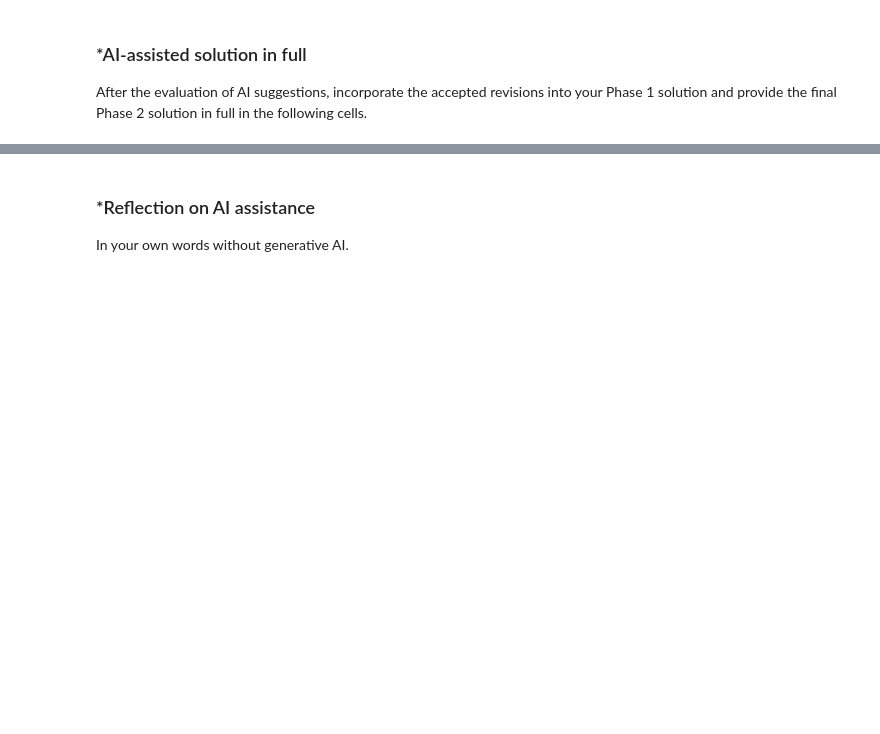
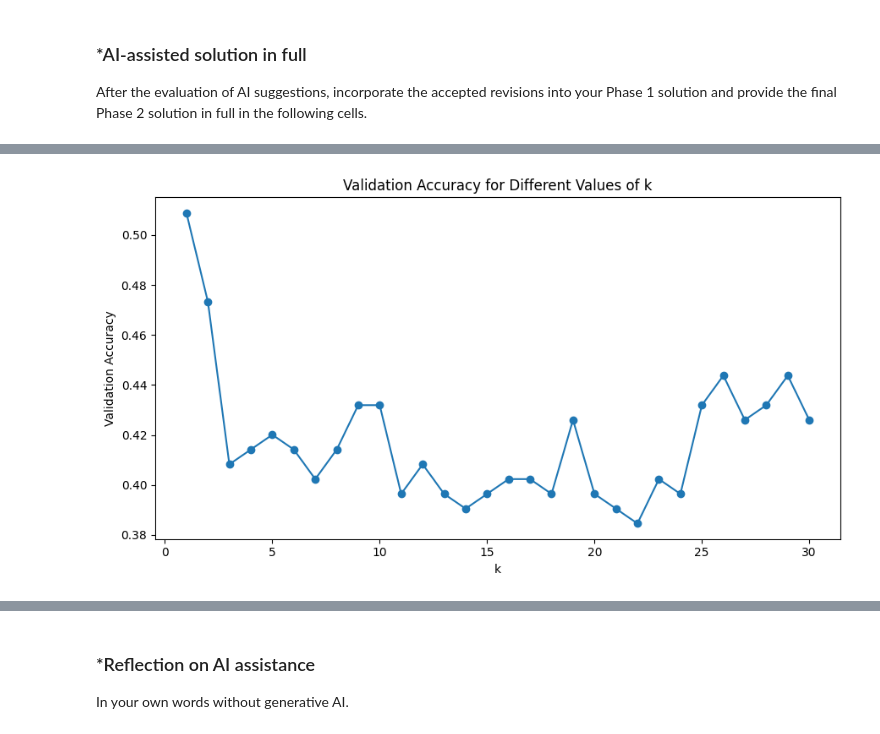
Before and after one commit to gthsun/A03-knn, a Jupyter notebook: notebook.ipynb, the cells around one changed output, grey strips where cells are left out. Drawn from its saved outputs; the diff is of its cells as text; code cells hidden in the pictures; blank space fills up the shorter version.

```diff
--- a/notebook.ipynb
+++ b/notebook.ipynb
@@ -480,0 +926,97 @@ After the evaluation of AI suggestions, incorporate the accepted revisions into
+# %%
+# ============================================================
+# Question 2.3: Scale features and select k
+# ============================================================
+
+print("-- Question 2.3 --")
+
+scaler = StandardScaler()
+
+X_train_scaled = scaler.fit_transform(X_train)
+X_val_scaled = scaler.transform(X_val)
+
+print_paragraph(
+    "kNN uses distances, so feature scaling affects which observations "
+    "are considered neighbors. Although all three predictors already "
+    "lie approximately within [0, 1], their standard deviations differ. "
+    "Standardization changes their relative influence on distance; it "
+    "is a reasonable modeling choice rather than a guaranteed "
+    "improvement. I fit the scaler only on training data and apply "
+    "those same parameters to validation data."
+)
+
+k_values = list(range(1, 31))
+validation_accuracies = []
+
+for k in k_values:
+    model = KNeighborsClassifier(n_neighbors=k)
+    model.fit(X_train_scaled, y_train)
+
+    candidate_predictions = model.predict(X_val_scaled)
+    validation_accuracies.append(
+        accuracy_score(y_val, candidate_predictions)
+    )
+
+k_results = pd.DataFrame({
+    "k": k_values,
+    "validation_accuracy": validation_accuracies,
+})
+
+best_validation_accuracy = max(validation_accuracies)
+tied_best_k = [
+    k
+    for k, score in zip(k_values, validation_accuracies)
+    if score == best_validation_accuracy
+]
+best_k = min(tied_best_k)
+
+print("Best k among the candidates:", best_k)
+print("Values of k tied for best validation accuracy:", tied_best_k)
+print(f"Best validation accuracy: {best_validation_accuracy:.2%}")
+
+fig, ax = plt.subplots(figsize=(9, 5))
+ax.plot(k_values, validation_accuracies, marker="o")
+ax.set_xlabel("k")
+ax.set_ylabel("Validation Accuracy")
+ax.set_title("Validation Accuracy for Different Values of k")
+plt.tight_layout()
+plt.show()
+
+print_paragraph(
+    f"I evaluated k values from {min(k_values)} through {max(k_values)} "
+    f"and selected k = {best_k}, which achieved the highest validation "
+    "accuracy. If multiple candidates tie, I choose the smallest k. "
+    "This identifies the best candidate under this evaluation procedure, "
+    "not a universally optimal k. Because I use the same validation set "
+    "for selection and reporting, the reported result may be optimistic "
+    "and does not guarantee performance on new data."
+)
+
+# Majority-class baseline: identify ties using training labels only.
+majority_classes = train_class_counts[
+    train_class_counts == train_class_counts.max()
+].index.tolist()
+
+baseline_rows = []
+
+for majority_class in majority_classes:
+    baseline_accuracy = (y_val == majority_class).mean()
+    baseline_rows.append({
+        "constant_predicted_class": majority_class,
+        "validation_accuracy": baseline_accuracy,
+    })
+
+baseline_results = pd.DataFrame(baseline_rows)
+
+print("\nMajority-class baseline results:")
+display(baseline_results)
+
+print_paragraph(
+    f"The most frequent training class or classes are {majority_classes}. "
+    "The baseline predicts one of these classes for every observation. "
+    "When training counts tie, I report each tied class's result rather "
+    "than choosing between them using validation performance. The "
+    "baseline provides a comparison for evaluating kNN; it does not "
+    "change or improve the kNN predictions themselves."
+)
+# %% [output]
@@ -480,0 +1034 @@ After the evaluation of AI suggestions, incorporate the accepted revisions into
+[figure, added]
```
Also changed, not shown: parts of 11 cells of this notebook.
